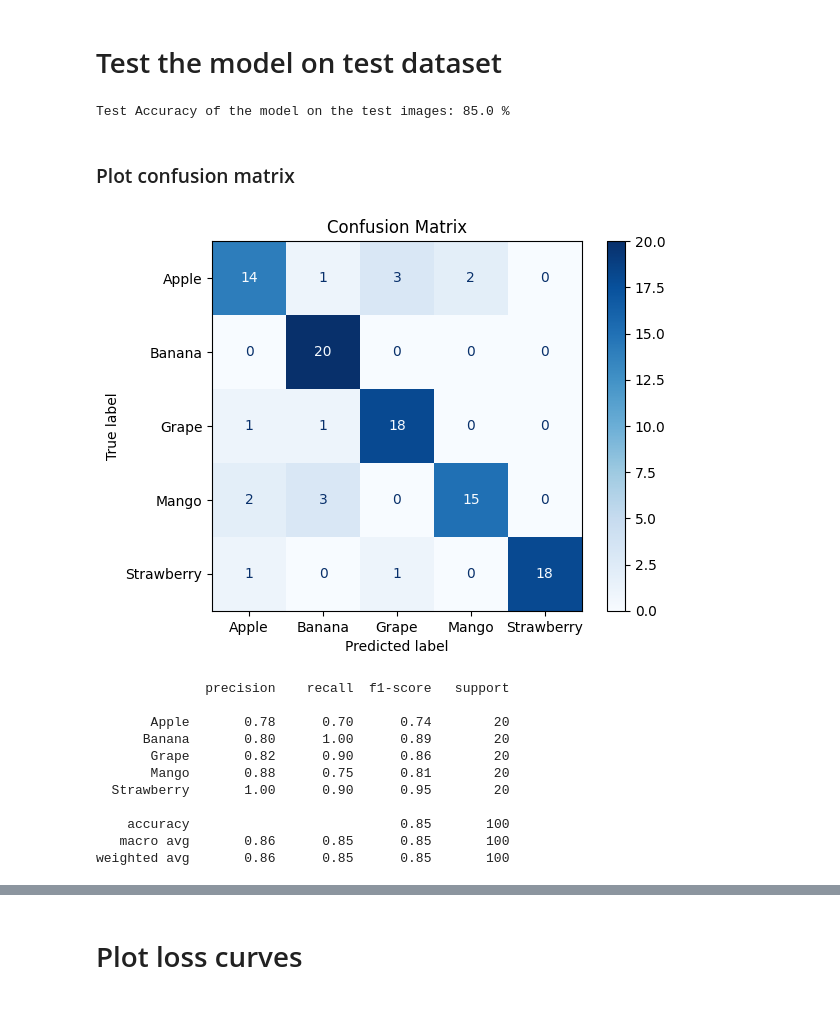
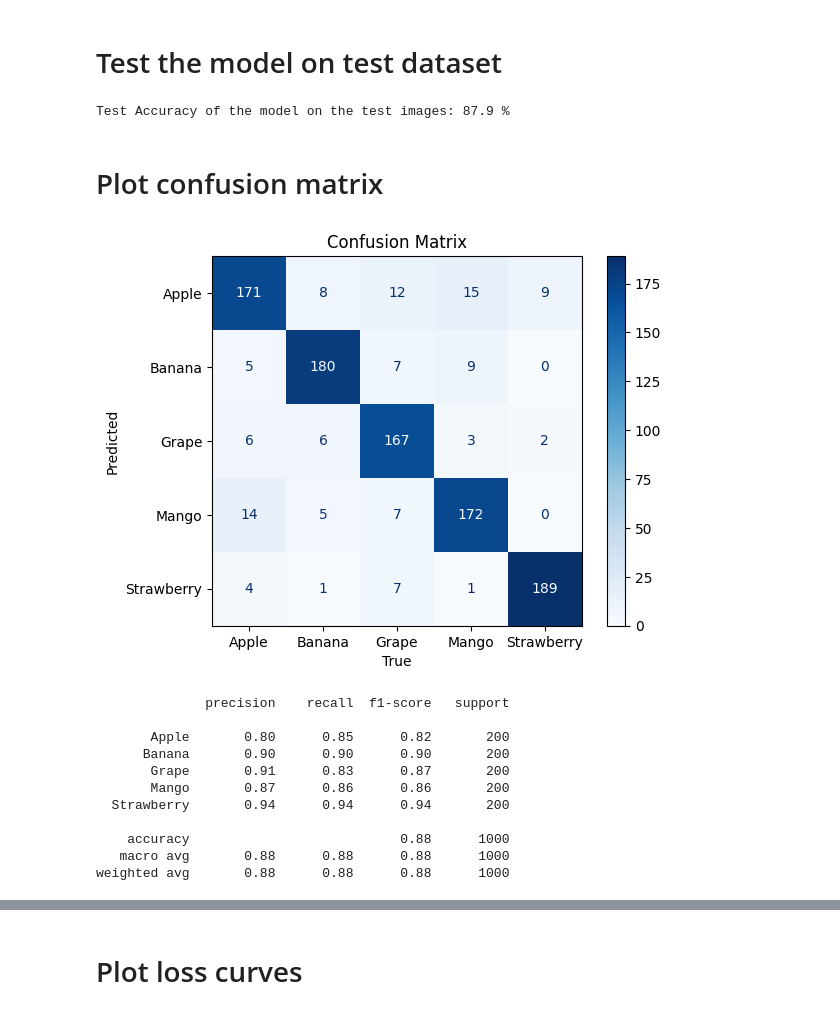
Before and after one commit to Kaspian24/FruitsRecognition, a Jupyter notebook: resnet50.ipynb, the cells around one changed output, grey strips where cells are left out. Saved outputs shown, nothing was run; the diff lists cells and outputs as text; code cells hidden in the pictures.

Commit message:
15 epok, zamienione osie w confusion matrix, znormalizowany confusion matrix, zmieniony podział danych

```diff
--- a/resnet50.ipynb
+++ b/resnet50.ipynb
@@ -182,5 +182,5 @@ optimizer = torch.optim.SGD(model.fc.parameters(), lr=0.001, momentum=0.9)
 # %%
-num_epochs = 5
+num_epochs = 15
 train_losses = []
 valid_losses = []
 train_accuracies = []
@@ -255,28 +263,30 @@ with torch.no_grad():
         y_true.extend(labels.cpu().numpy())
     print('Test Accuracy of the model on the test images: {} %'.format(100 * correct / total))
 # %% [output]
-Test Accuracy of the model on the test images: 85.0 %
+Test Accuracy of the model on the test images: 87.9 %
 # %% [markdown]
-### Plot confusion matrix
+# Plot confusion matrix
 # %%
 # Confusion matrix
-cm = confusion_matrix(y_true, y_pred)
+cm = confusion_matrix(y_true, y_pred).T
 disp = ConfusionMatrixDisplay(confusion_matrix=cm, display_labels=CLASS_NAMES)
 disp.plot(cmap=plt.cm.Blues)
 plt.title('Confusion Matrix')
+plt.xlabel('True')
+plt.ylabel('Predicted')
 plt.show()
 
 print(classification_report(y_true, y_pred, target_names=CLASS_NAMES))
 # %% [output]
-[figure, old version]
+[figure, new version]
               precision    recall  f1-score   support
 
-       Apple       0.78      0.70      0.74        20
-      Banana       0.80      1.00      0.89        20
-       Grape       0.82      0.90      0.86        20
-       Mango       0.88      0.75      0.81        20
-  Strawberry       1.00      0.90      0.95        20
+       Apple       0.80      0.85      0.82       200
+      Banana       0.90      0.90      0.90       200
+       Grape       0.91      0.83      0.87       200
+       Mango       0.87      0.86      0.86       200
+  Strawberry       0.94      0.94      0.94       200
 
-    accuracy                           0.85       100
-   macro avg       0.86      0.85      0.85       100
-weighted avg       0.86      0.85      0.85       100
+    accuracy                           0.88      1000
+   macro avg       0.88      0.88      0.88      1000
+weighted avg       0.88      0.88      0.88      1000
```
Also changed, not shown: parts of 9 cells of this notebook, 21 other files.
